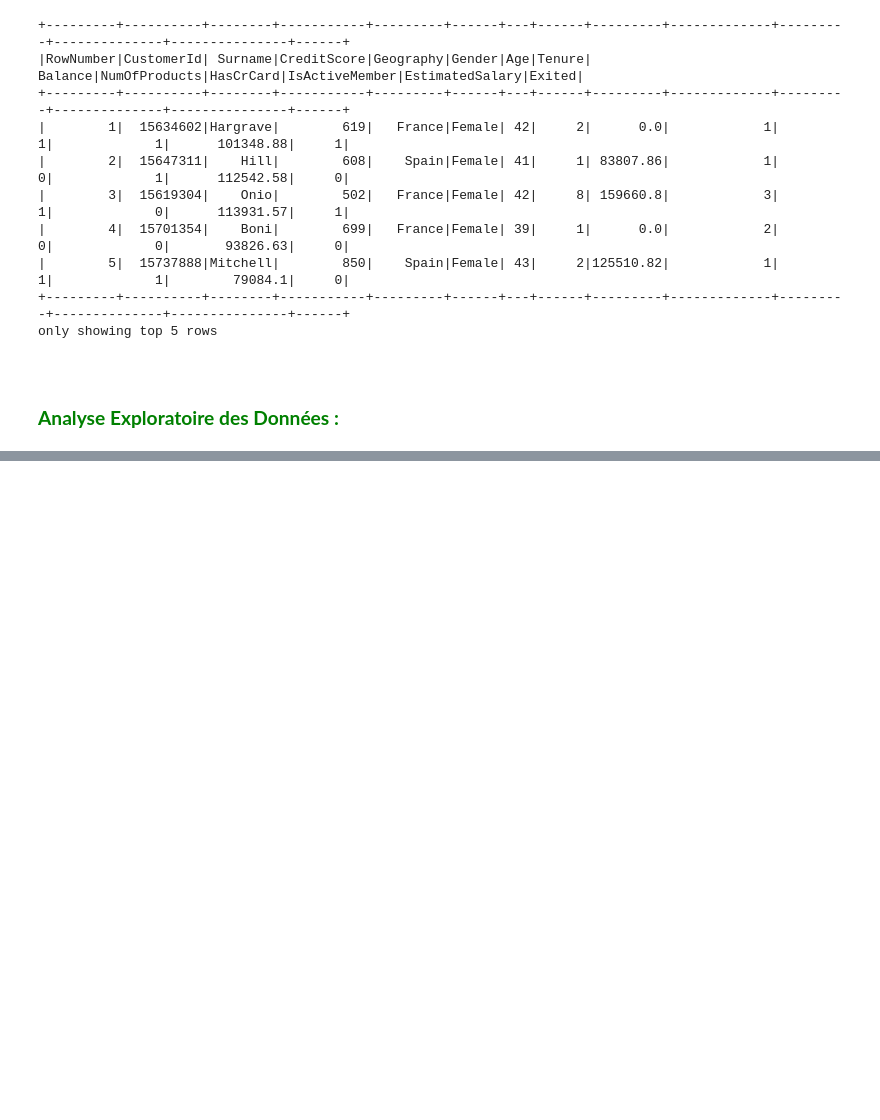
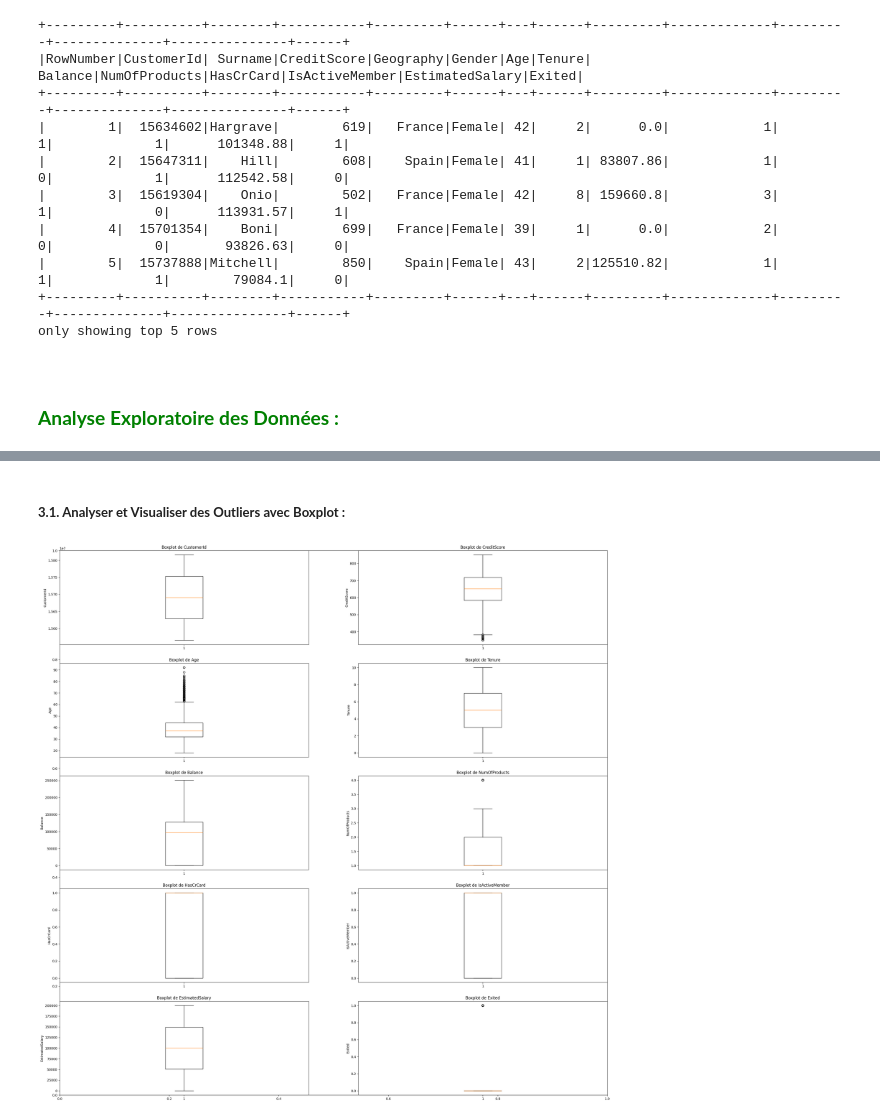
Before and after one commit to ABDELHAFIDAIT/SparkAttriNet, a Jupyter notebook: notebooks/01_exploring.ipynb, the cells around one changed output, grey strips where cells are left out. Saved outputs shown, nothing was run; the diff lists cells and outputs as text; code cells hidden in the pictures; blank space fills up the shorter version.

```diff
--- a/notebooks/01_exploring.ipynb
+++ b/notebooks/01_exploring.ipynb
@@ -129,0 +267,18 @@ only showing top 5 rows
+# %% [markdown]
+##### **3.1. Analyser et Visualiser des Outliers avec Boxplot :**
+# %%
+import matplotlib.pyplot as plt
+
+plt.subplots(figsize=(30,30))
+
+for i, col in enumerate(numeric_cols[1:]) :
+    p_df = df.select(col).toPandas()
+
+    plt.subplot(5, 2, i+1)
+    plt.boxplot(p_df[col])
+    plt.title(f"Boxplot de {col}")
+    plt.ylabel(col)
+
+plt.show()
+# %% [output]
+[figure, added]
```
Also changed, not shown: parts of 41 cells of this notebook.
